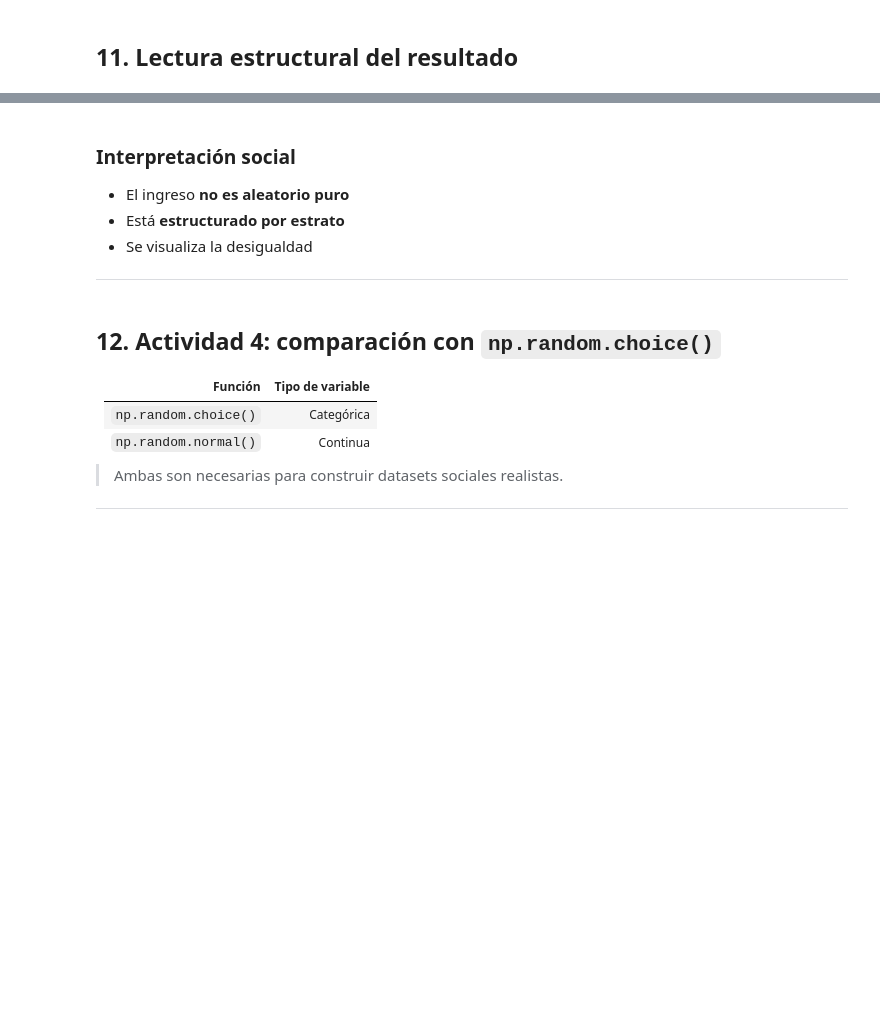
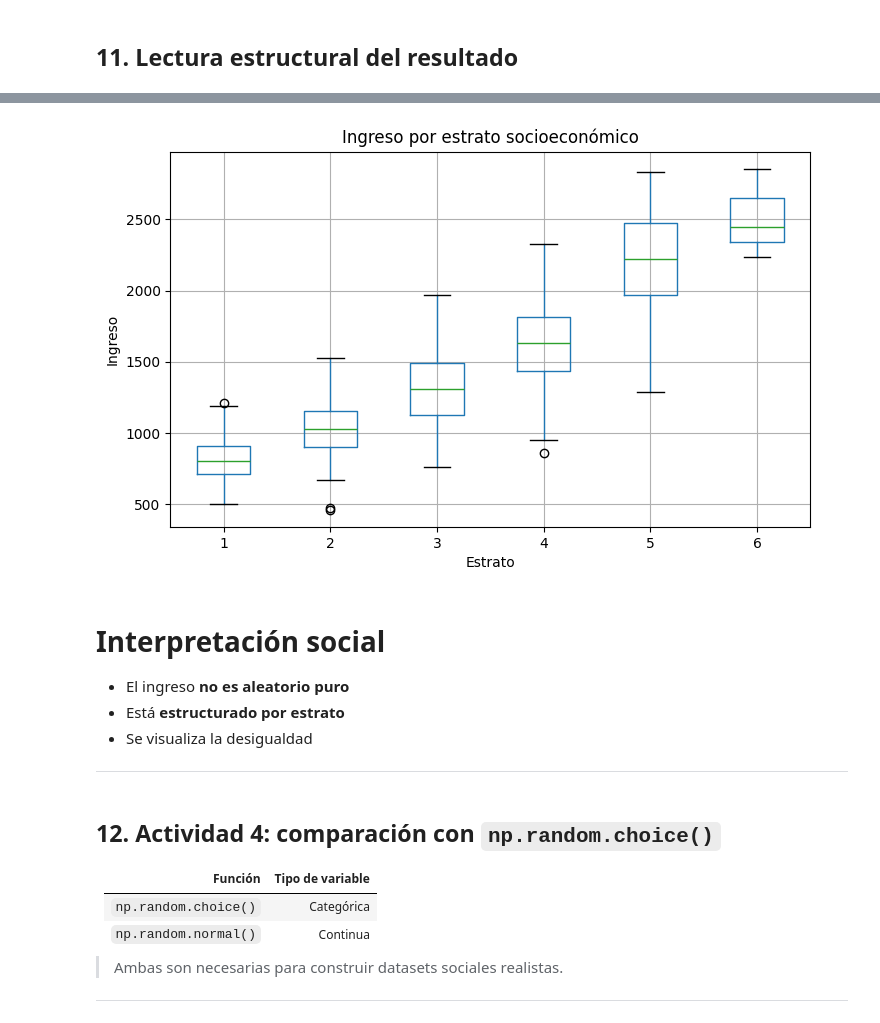
Before and after one commit to marco-canas/curso_analisis_datos_sociales_con_estratificacion, a Jupyter notebook: 1_clases/1_clase/apendice/3_normal.ipynb, the cells around one changed output, grey strips where cells are left out. Cells and saved outputs as stored; diff of their text form; code cells hidden in the pictures; blank space fills up the shorter version.

````diff
--- a/1_clases/1_clase/apendice/3_normal.ipynb
+++ b/1_clases/1_clase/apendice/3_normal.ipynb
@@ -197,14 +242,17 @@ df.groupby("estrato")["ingreso"].mean()
 # %%
 
-```python
 df.boxplot(column="ingreso", by="estrato", figsize=(8,5))
 plt.title("Ingreso por estrato socioeconómico")
 plt.suptitle("")
+plt.xlabel("Estrato")
+plt.ylabel("Ingreso")
+plt.savefig(r"C:\Users\marco\Downloads\Ingreso_por_estrato_socioeconómico.png")
 plt.show()
-```
+# %% [output]
+[figure, added]
 # %% [markdown]
 
-### Interpretación social
+# Interpretación social
 
 * El ingreso **no es aleatorio puro**
 * Está **estructurado por estrato**
````
Also changed, not shown: parts of 32 cells of this notebook, 5 other files.
